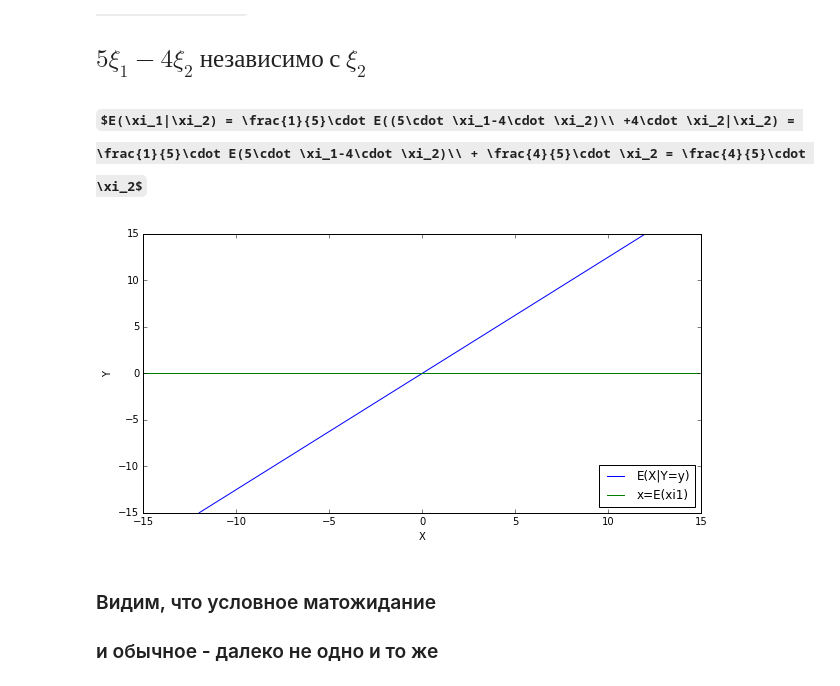
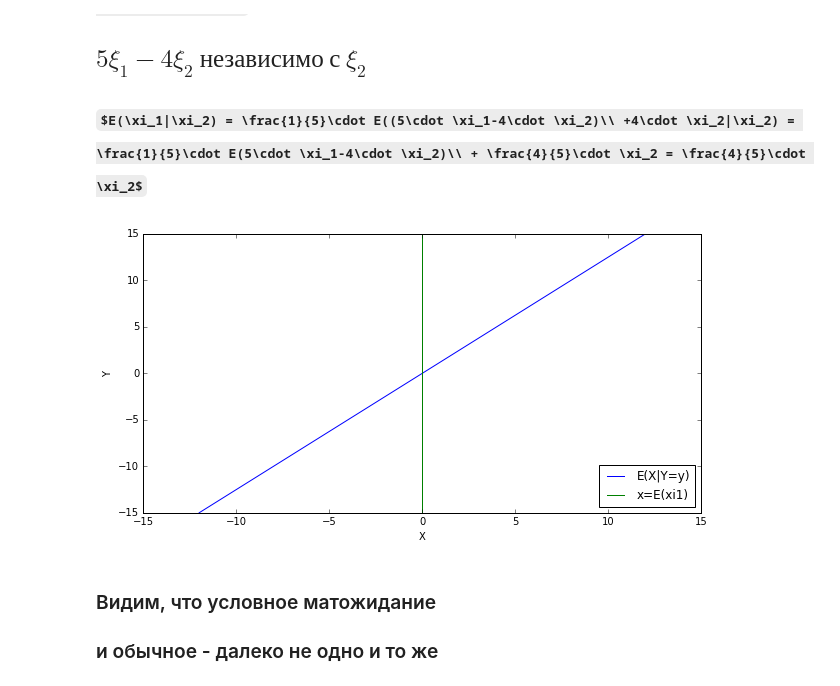
Before and after one commit to alexlokotochek/mathStats, a Jupyter notebook: snd tsk/Laktionov_497_5.1.ipynb, the cells around one changed output. Saved outputs shown, nothing was run; the diff lists cells and outputs as text; code cells hidden in the pictures; some formulas as TeX source.

```diff
--- a/snd tsk/Laktionov_497_5.1.ipynb
+++ b/snd tsk/Laktionov_497_5.1.ipynb
@@ -53,16 +53,16 @@ trash = plt.legend()
 # %%
 Y = np.arange(-15, 15, 0.1)
 data = (4./5.)*Y
 plt.figure(figsize=(10,5))
 plt.xlabel('X')
 plt.ylabel('Y')
 plt.plot(data, Y, label="E(X|Y=y)")
-plt.plot(Y,
-         np.array([0.]*Y.shape[0]),
+plt.plot(np.array([0.]*Y.shape[0]),
+         Y,
          label="x=E(xi1)")
 trash = plt.legend(loc='lower right')
 # %% [output]
-[figure, old version]
+[figure, new version]
 # %% [markdown]
 ### Видим, что условное матожидание
 ### и обычное - далеко не одно и то же
```
Also changed, not shown: 1 other file.
